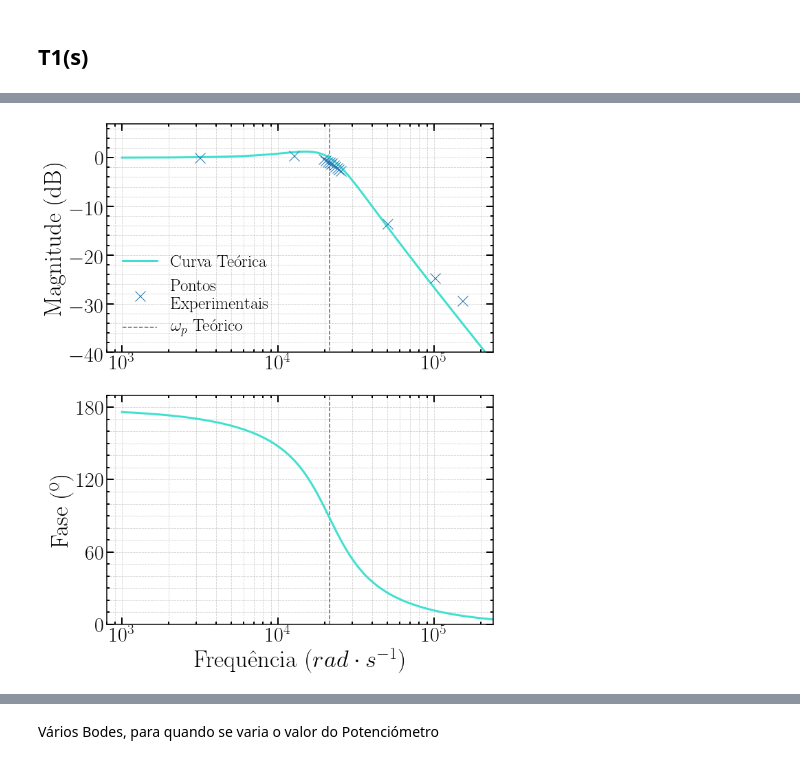
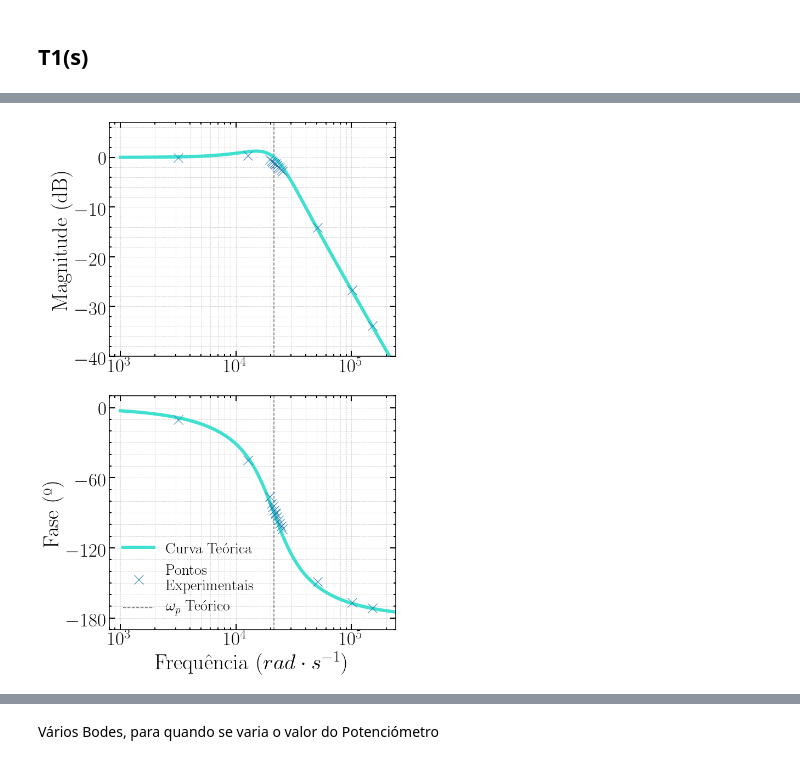
Before and after one commit to AthomsG/EGer, a Jupyter notebook: LAB1/LAB - 1.ipynb, the cells around one changed output, grey strips where cells are left out. Drawn from its saved outputs; the diff is of its cells as text; code cells hidden in the pictures.

```diff
--- a/LAB1/LAB - 1.ipynb
+++ b/LAB1/LAB - 1.ipynb
@@ -397,6 +536,6 @@ wp/2*np.pi #CONVERSÃO RADs^{-1} PARA Hz
 # %%
 ch_in  = 'CHAN1'
-ch_out = 'CHAN4'
+ch_out = 'CHAN3'
 
 freqs_ = [500, 3.3*k, 24*k]
 i = 0
@@ -417,24 +556,26 @@ for freq in ['500HZ', '3.3KHz', '24KHz']:
     popti, pcov = curve_fit(fit_func, data_time, data[ch_in] , p0=[0.5, 6*freqs_[i]/1000, 0, 0])
     popto, pcov = curve_fit(fit_func, data_time, data[ch_out], p0=[0.5, 6*freqs_[i]/1000, 0, 0])
 
-    ax.plot(data_time, data[ch_in] , '.', color='turquoise', alpha=0.5)
-    ax.plot(data_time, data[ch_out], '.', color='salmon'   , alpha=0.5)
+    ax.plot(data_time, data[ch_in] , 'x', color='turquoise', alpha=1)
+    ax.plot(data_time, data[ch_out], 'x', color='salmon'   , alpha=1)
 
     time = np.linspace(list(data_time)[0], list(data_time)[-1], 1000)
 
-    ax.plot(time, fit_func(time, popti[0], popti[1], popti[2], popti[3]), color='turquoise', lw = 3, label='Sinal de Entrada')
-    ax.plot(time, fit_func(time, popto[0], popto[1], popto[2], popto[3]), color='salmon'   , lw = 3, label='Sinal de Saída')
+    ax.plot(time, fit_func(time, popti[0], popti[1], popti[2], popti[3]), color='turquoise', lw = 3, label='Sinal de Entrada', alpha=0.6)
+    ax.plot(time, fit_func(time, popto[0], popto[1], popto[2], popto[3]), color='salmon'   , lw = 3, label='Sinal de Saída'  , alpha=0.6)
 
     ax.set_ylim(-0.7, 1.2)
 
     ax.set_xlabel('Tempo (ms)')
     ax.set_ylabel('Amplitude (V)')
 
-    ax.set_title(r'$V_{i} = $ ' + freq)
+    ax.set_title(r'$Freq = $ ' + freq)
     ax.legend(loc='upper right', frameon=False, fontsize=25)
+
+    ax.grid(True, alpha=0.5)
 
     i += 1
 
 plt.tight_layout()
-plt.savefig('T3_FILT.pdf')
+plt.savefig('T2_FILT.pdf')
 # %% [output]
@@ -491,7 +632,7 @@ paths = ['DADOS/GRUPO 7 2a SESSAO R=10KOhm.xlsx',
          'DADOS/GRUPO 7 2a SESSAO R=1KOhm.xlsx',
          'DADOS/GRUPO 7 2a SESSAO R=0.5KOhm.xlsx']
 # %%
-path  = paths[-1]
+path  = paths[0]
 
 db     = pd.ExcelFile(path)
 sheets = dict() #DICIONÁRIO COM AS FOLHAS
@@ -513,6 +654,7 @@ ch_in  = 'CHAN1'
 ch_out = 'CHAN4'
 
 AMPS   = list()
+PHSS   = list()
 i=0
 for freq in db.sheet_names:
     fig = plt.figure()
@@ -533,6 +675,7 @@ for freq in db.sheet_names:
     plt.plot(time, fit_func(time, popto[0], popto[1], popto[2], popto[3]))
 
     AMPS.append(abs(popti[0])/abs(popto[0]))
+    PHSS.append(popto[2] - popti[2])
 
     i += 1
 # %% [output]
@@ -565,9 +802,20 @@ ax.plot(freqs, [-20*np.log10(AMP) for AMP in AMPS], 'o')
 # %%
-mag,phase,omega = control.bode(G, dB=True, plot=False)
-phase = phase - [phase[-1]]
+# DESCOMENTAR NO FIM PARA GRAVAR PLOTS EM LATEX. DEMORAM MAIS A GERAR
+plt.rcParams['font.family'] = 'serif'
+plt.rcParams['font.serif'] = ['Computer Modern Roman']
+plt.rcParams['text.usetex'] = True
+
+plt.rcParams['font.size'] = 35
+plt.rcParams['axes.labelsize'] = 40
+plt.rcParams['axes.linewidth'] = 1.5
+
+
+
+
+mag,phase,omega = control.bode(G2, dB=True, plot=False)
 
 fig = plt.figure()
-fig.set_size_inches(10, 12)
+fig.set_size_inches(10, 15)
 
 ax1 = fig.add_subplot(2, 1, 1)
 #plt.title('Diagrama de Bode')
@@ -576,17 +824,18 @@ ax2 = fig.add_subplot(2, 1, 2)
 plt.xlabel(r'Frequência ($rad \cdot s^{-1}$)')
 
 #RESULTADOS TEÓRICOS
-ax1.plot(omega, 20*np.log10(mag) , lw=3, color='turquoise', label='Curva Teórica')
-ax2.plot(omega, phase*180/(np.pi), lw=3, color='turquoise')
+ax1.plot(omega, 20*np.log10(mag) , lw=6, color='turquoise', label='Curva Teórica')
+ax2.plot(omega, phase*180/(np.pi), lw=6, color='turquoise', label='Curva Teórica')
 #DADOS EXPERIMENTAIS
-ax1.plot([freq*2*np.pi for freq in freqs], [-20*np.log10(AMP) for AMP in AMPS], 'x', label='Pontos \nExperimentais', markersize=15)
+ax1.plot([freq*2*np.pi for freq in freqs], [-20*np.log10(AMP) for AMP in AMPS], 'x', label='Pontos \nExperimentais', markersize=17)
 
 ax1.vlines(wp, -70, 7, lw=1.5, linestyle='--', label=r'$\omega_p$ Teórico', alpha=0.6)
 ax1.set_ylim(-40, 7)
 ax1.set_xlim(8*1e2, 2.4*1e5)
 
-ax2.vlines(wp, 0, 190, lw=1.5, linestyle='--', alpha=0.6)
-ax2.set_ylim(0, 190)
+ax2.plot([freq*2*np.pi for freq in freqs], [180*PHS/(np.pi) for PHS in PHSS], 'x', markersize=17, label='Pontos \nExperimentais')
+ax2.vlines(wp, -190, 10, lw=1.5, linestyle='--', alpha=0.6, label=r'$\omega_p$ Teórico')
+ax2.set_ylim(-190, 10)
 ax2.set_xlim(8*1e2, 2.4*1e5)
 
 
@@ -594,33 +843,33 @@ ax2.set_xlim(8*1e2, 2.4*1e5)
 ax1.xaxis.set_tick_params(which='major', size=10, width=2, direction='in', top='on')
 ax1.xaxis.set_tick_params(which='minor', size=4, width=2, direction='in', top='on')
 ax1.yaxis.set_tick_params(which='major', size=10, width=2, direction='in', right='on')
 ax1.yaxis.set_tick_params(which='minor', size=4, width=2, direction='in', right='on')
 
 ax2.xaxis.set_tick_params(which='major', size=10, width=2, direction='in', top='on')
 ax2.xaxis.set_tick_params(which='minor', size=4, width=2, direction='in', top='on')
 ax2.yaxis.set_tick_params(which='major', size=10, width=2, direction='in', right='on')
 ax2.yaxis.set_tick_params(which='minor', size=4, width=2, direction='in', right='on')
 
 ax1.xaxis.set_major_locator(mpl.ticker.MultipleLocator(10))
 ax1.xaxis.set_minor_locator(mpl.ticker.MultipleLocator(2))
 ax1.yaxis.set_major_locator(mpl.ticker.MultipleLocator(10))
 ax1.yaxis.set_minor_locator(mpl.ticker.MultipleLocator(2))
 
 ax2.yaxis.set_major_locator(mpl.ticker.MultipleLocator(60))
 ax2.yaxis.set_minor_locator(mpl.ticker.MultipleLocator(10))
 
 ax1.set_ylabel('Magnitude (dB)')
 ax2.set_ylabel('Fase (º)')
 
-ax1.legend(frameon=False, fontsize = 25, loc = 'lower left')
+ax2.legend(frameon=False, fontsize = 28, loc = 'lower left')
 
 ax1.set_xscale('log')
 ax2.set_xscale('log')
 
 ax1.grid(True, which="both", linestyle='--', alpha=0.6)
 ax2.grid(True, which="both", linestyle='--', alpha=0.6)
 
 fig.tight_layout()
-fig.savefig('T3_2.pdf')
+fig.savefig('T2_Bode_2.pdf')
 # %% [output]
-[figure, old version]
+[figure, new version]
```
Also changed, not shown: parts of 30 cells of this notebook.
